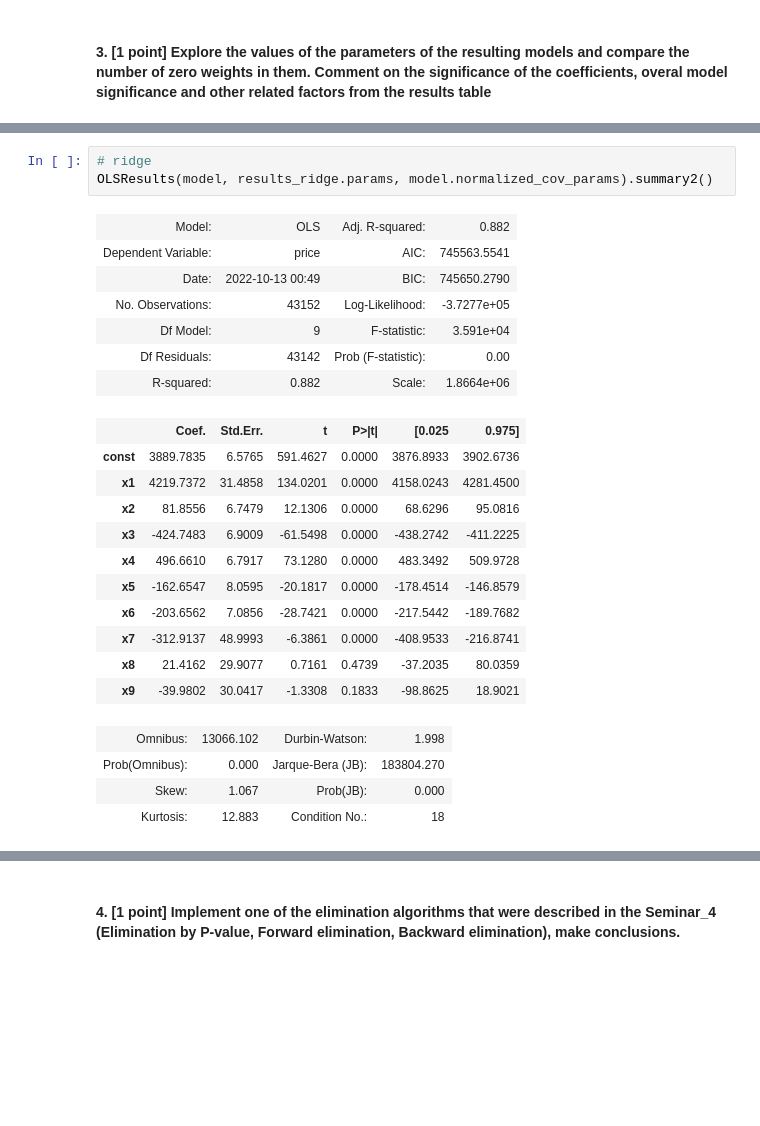
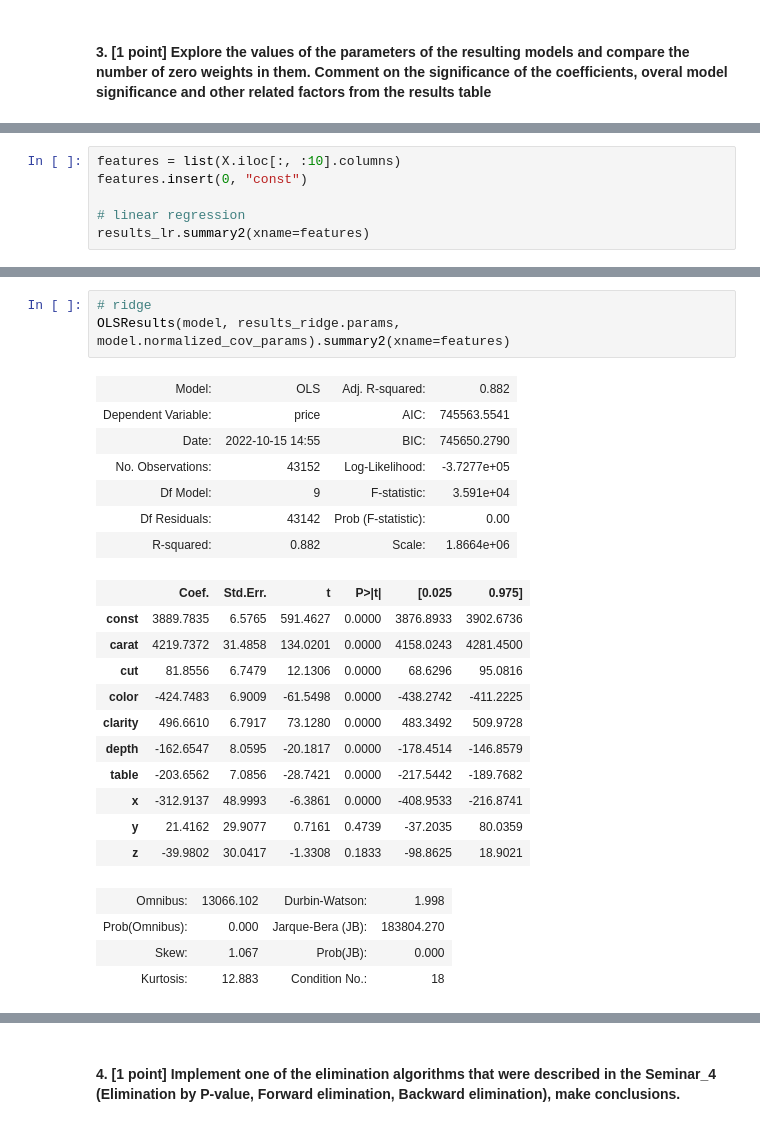
Before and after one commit to shmelzz/data_analysis, a Jupyter notebook: hw2/ml_hw2_Shelemekh_206.ipynb, the cells around one changed output, grey strips where cells are left out. Drawn from its saved outputs; the diff is of its cells as text; blank space fills up the shorter version.

```diff
--- a/hw2/ml_hw2_Shelemekh_206.ipynb
+++ b/hw2/ml_hw2_Shelemekh_206.ipynb
@@ -255,0 +142,6 @@ results_lr.summary2()
+# %%
+features = list(X.iloc[:, :10].columns)
+features.insert(0, "const")
+
+# linear regression
+results_lr.summary2(xname=features)
@@ -256,25 +181,25 @@ results_lr.summary2()
 # %%
 # ridge
-OLSResults(model, results_ridge.params, model.normalized_cov_params).summary2()
+OLSResults(model, results_ridge.params, model.normalized_cov_params).summary2(xname=features)
 # %% [output]
 | Model: | OLS | Adj. R-squared: | 0.882 |
 | Dependent Variable: | price | AIC: | 745563.5541 |
-| Date: | 2022-10-13 00:49 | BIC: | 745650.2790 |
+| Date: | 2022-10-15 14:55 | BIC: | 745650.2790 |
 | No. Observations: | 43152 | Log-Likelihood: | -3.7277e+05 |
 | Df Model: | 9 | F-statistic: | 3.591e+04 |
 | Df Residuals: | 43142 | Prob (F-statistic): | 0.00 |
 | R-squared: | 0.882 | Scale: | 1.8664e+06 |
 |  | Coef. | Std.Err. | t | P>|t| | [0.025 | 0.975] |
 | const | 3889.7835 | 6.5765 | 591.4627 | 0.0000 | 3876.8933 | 3902.6736 |
-| x1 | 4219.7372 | 31.4858 | 134.0201 | 0.0000 | 4158.0243 | 4281.4500 |
-| x2 | 81.8556 | 6.7479 | 12.1306 | 0.0000 | 68.6296 | 95.0816 |
-| x3 | -424.7483 | 6.9009 | -61.5498 | 0.0000 | -438.2742 | -411.2225 |
-| x4 | 496.6610 | 6.7917 | 73.1280 | 0.0000 | 483.3492 | 509.9728 |
-| x5 | -162.6547 | 8.0595 | -20.1817 | 0.0000 | -178.4514 | -146.8579 |
-| x6 | -203.6562 | 7.0856 | -28.7421 | 0.0000 | -217.5442 | -189.7682 |
-| x7 | -312.9137 | 48.9993 | -6.3861 | 0.0000 | -408.9533 | -216.8741 |
-| x8 | 21.4162 | 29.9077 | 0.7161 | 0.4739 | -37.2035 | 80.0359 |
-| x9 | -39.9802 | 30.0417 | -1.3308 | 0.1833 | -98.8625 | 18.9021 |
+| carat | 4219.7372 | 31.4858 | 134.0201 | 0.0000 | 4158.0243 | 4281.4500 |
+| cut | 81.8556 | 6.7479 | 12.1306 | 0.0000 | 68.6296 | 95.0816 |
+| color | -424.7483 | 6.9009 | -61.5498 | 0.0000 | -438.2742 | -411.2225 |
+| clarity | 496.6610 | 6.7917 | 73.1280 | 0.0000 | 483.3492 | 509.9728 |
+| depth | -162.6547 | 8.0595 | -20.1817 | 0.0000 | -178.4514 | -146.8579 |
+| table | -203.6562 | 7.0856 | -28.7421 | 0.0000 | -217.5442 | -189.7682 |
+| x | -312.9137 | 48.9993 | -6.3861 | 0.0000 | -408.9533 | -216.8741 |
+| y | 21.4162 | 29.9077 | 0.7161 | 0.4739 | -37.2035 | 80.0359 |
+| z | -39.9802 | 30.0417 | -1.3308 | 0.1833 | -98.8625 | 18.9021 |
 | Omnibus: | 13066.102 | Durbin-Watson: | 1.998 |
 | Prob(Omnibus): | 0.000 | Jarque-Bera (JB): | 183804.270 |
 | Skew: | 1.067 | Prob(JB): | 0.000 |
```
Also changed, not shown: parts of 29 cells of this notebook.
